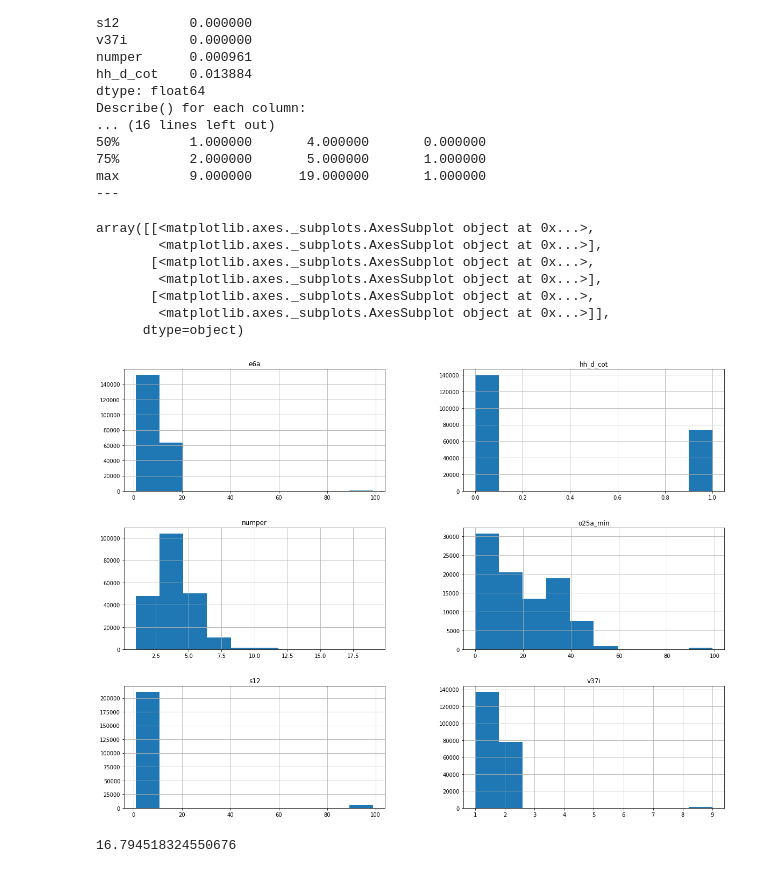
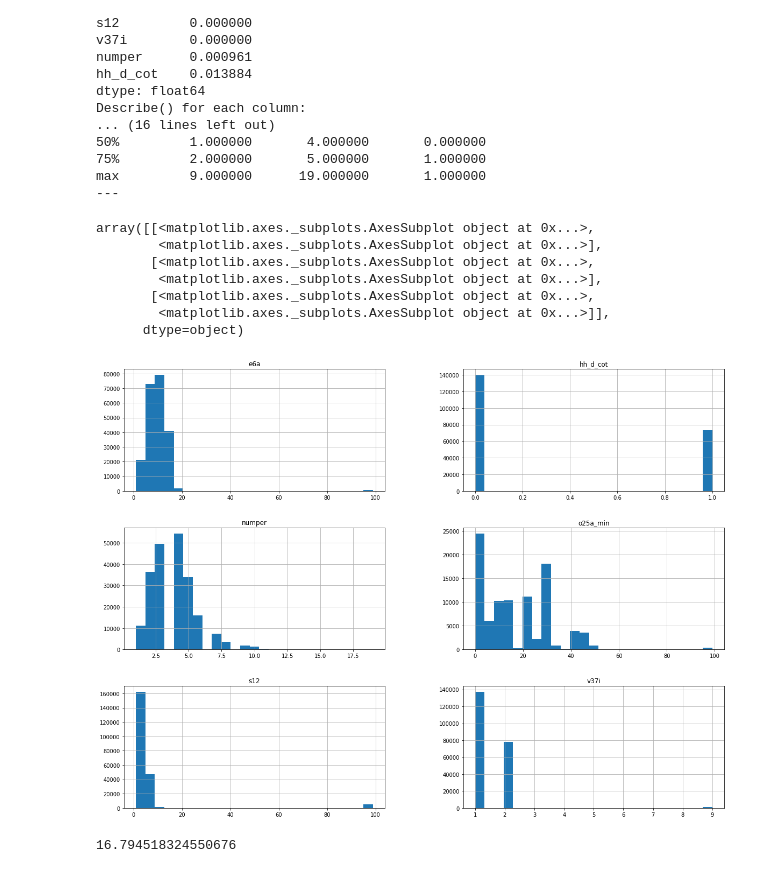
Before and after one commit to muellermax/Chile-Capstone, a Jupyter notebook: Chile Capstone.ipynb, the cells around one changed output. Saved outputs shown, nothing was run; the diff lists cells and outputs as text; code cells hidden in the pictures.

```diff
--- a/Chile Capstone.ipynb
+++ b/Chile Capstone.ipynb
@@ -549,16 +549,16 @@ Describe() for each column:
 max         9.000000      19.000000       1.000000
 ---
 # %%
-casen_sel_in.drop(['comuna'], axis = 1).hist(figsize = (20, 15))
+casen_sel_in.drop(['comuna'], axis = 1).hist(figsize = (20, 15), bins = 25)
 # %% [output]
 array([[<matplotlib.axes._subplots.AxesSubplot object at 0x...>,
         <matplotlib.axes._subplots.AxesSubplot object at 0x...>],
        [<matplotlib.axes._subplots.AxesSubplot object at 0x...>,
         <matplotlib.axes._subplots.AxesSubplot object at 0x...>],
        [<matplotlib.axes._subplots.AxesSubplot object at 0x...>,
         <matplotlib.axes._subplots.AxesSubplot object at 0x...>]],
       dtype=object)
-[figure, old version]
+[figure, new version]
 # %%
 # The column o25a_min has a lot of NaNs, the mean commuting time is about 16 minutes.
 print(casen_sel_in['o25a_min'].mean())
```
Also changed, not shown: parts of 5 cells of this notebook.
